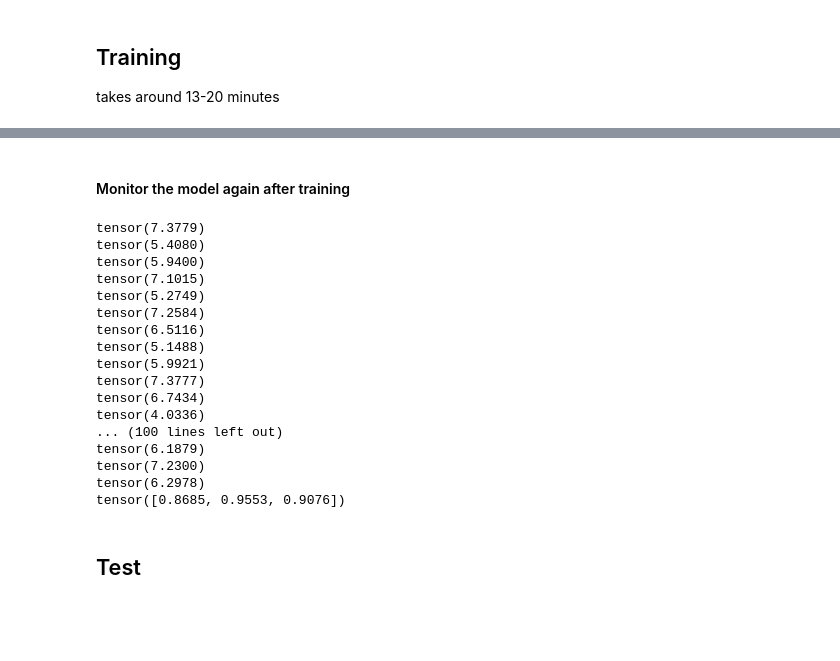
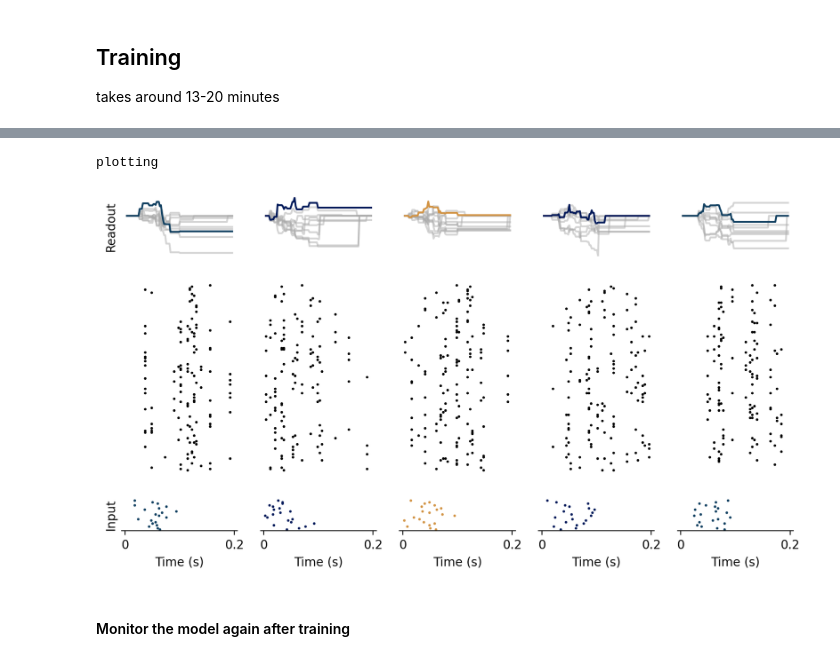
Before and after one commit to jgygax/stork-1, a Jupyter notebook: examples/01_Shallow_SNN_Randman.ipynb, the cells around one changed output, grey strips where cells are left out. Saved outputs shown, nothing was run; the diff lists cells and outputs as text; code cells hidden in the pictures; blank space fills up the shorter version.

```diff
--- a/examples/01_Shallow_SNN_Randman.ipynb
+++ b/examples/01_Shallow_SNN_Randman.ipynb
@@ -256,28 +351,13 @@ results["valid_acc"] = history["val_acc"].tolist()
+# %%
+pl.plot_activity()
+# %% [output]
+plotting
+[figure, added]
 # %% [markdown]
 #### Monitor the model again after training
 # %%
-res = model.monitor(ds_test)
-total_spikes_per_layer = [torch.sum(res[i]).item() for i in range(1)]
-results["avg_layer_freq"] = [
-    nb / len(ds_test) / duration / nb_hidden_units for nb in total_spikes_per_layer
-]
+# res = model.monitor(ds_test)
+# total_spikes_per_layer = [torch.sum(res[i]).item() for i in range(1)]
+# results["avg_layer_freq"] = [
+#     nb / len(ds_test) / duration / nb_hidden_units for nb in total_spikes_per_layer
+# ]
-# %% [output]
-tensor(7.3779)
-tensor(5.4080)
-tensor(5.9400)
-tensor(7.1015)
-tensor(5.2749)
-tensor(7.2584)
-tensor(6.5116)
-tensor(5.1488)
-tensor(5.9921)
-tensor(7.3777)
-tensor(6.7434)
-tensor(4.0336)
-... (100 lines left out)
-tensor(6.1879)
-tensor(7.2300)
-tensor(6.2978)
-tensor([0.8685, 0.9553, 0.9076])
-# %% [markdown]
-## Test
```
Also changed, not shown: parts of 27 cells of this notebook, 4 other files.
